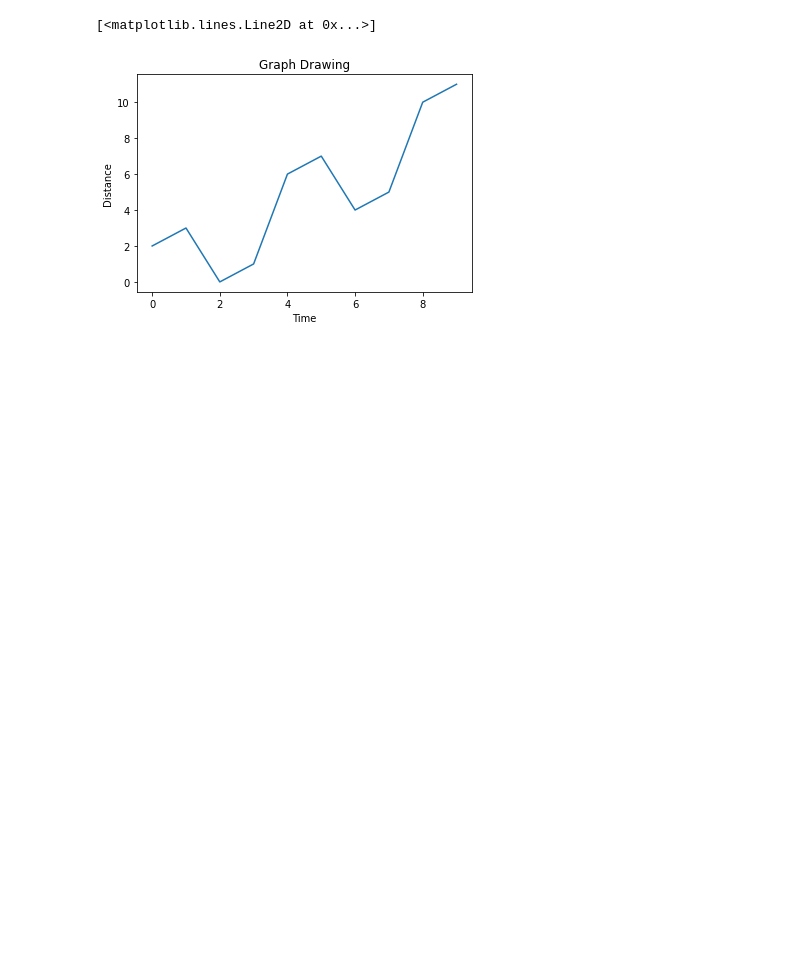
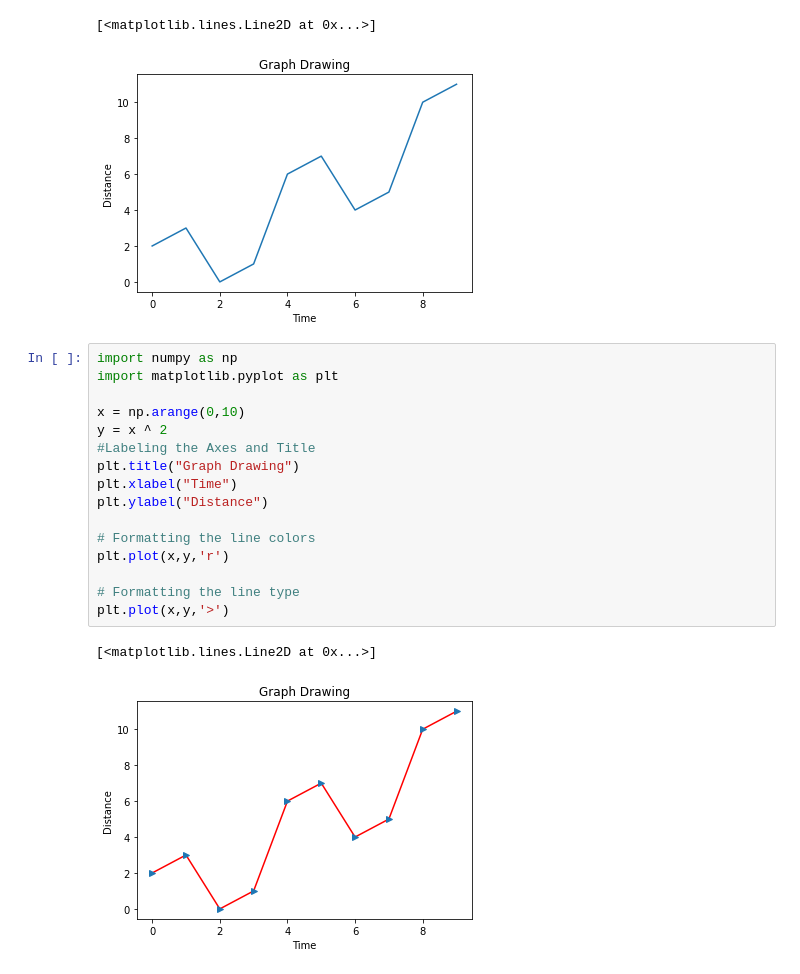
Before and after one commit to pradhan-asish/Python-Matplot_-_Visualization, a Jupyter notebook: Data-Visualisation/Chat_Properties.ipynb, the cells around one changed output. Cells and saved outputs as stored; diff of their text form; blank space fills up the shorter version.

Commit message:
Formatting line chat

```diff
--- a/Data-Visualisation/Chat_Properties.ipynb
+++ b/Data-Visualisation/Chat_Properties.ipynb
@@ -24,3 +24,22 @@ plt.plot(x,y)
 # %% [output]
 [<matplotlib.lines.Line2D at 0x...>]
 [figure]
+# %%
+import numpy as np
+import matplotlib.pyplot as plt
+
+x = np.arange(0,10)
+y = x ^ 2
+#Labeling the Axes and Title
+plt.title("Graph Drawing")
+plt.xlabel("Time")
+plt.ylabel("Distance")
+
+# Formatting the line colors
+plt.plot(x,y,'r')
+
+# Formatting the line type
+plt.plot(x,y,'>')
+# %% [output]
+[<matplotlib.lines.Line2D at 0x...>]
+[figure, added]
```
